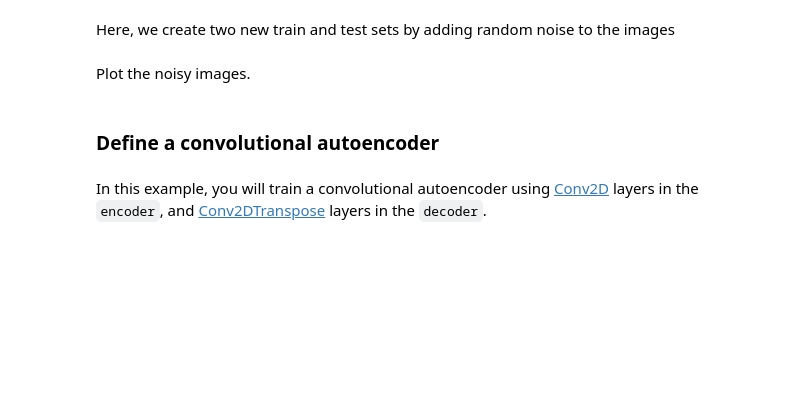
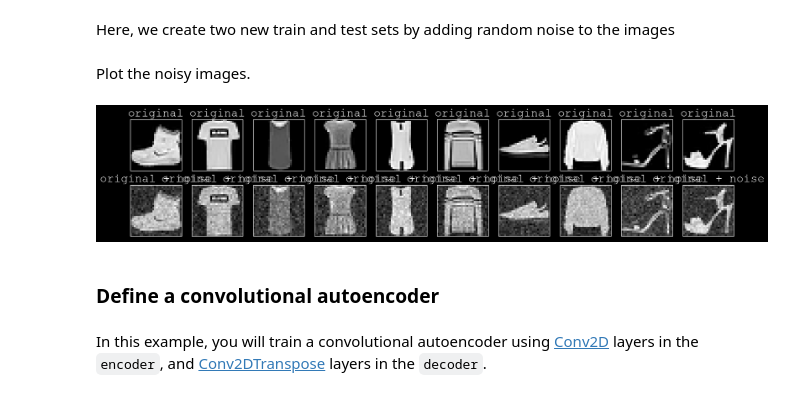
Before and after one commit to peladeaucome/atiam_ml, a Jupyter notebook: 09a_auto_encoders.ipynb, the cells around one changed output. Saved outputs shown, nothing was run; the diff lists cells and outputs as text; code cells hidden in the pictures; blank space fills up the shorter version.

```diff
--- a/09a_auto_encoders.ipynb
+++ b/09a_auto_encoders.ipynb
@@ -299,6 +369,24 @@ Imagine (for the sake of argument), that we choose an encoding dimension which i
 In this exercise, you will need to create your own denoising AE, by relying on a noisy version of the Fashion MNIST dataset (adding random Gaussian noise to each image). You will then train an autoencoder using the noisy image as input, and the original image as the target.
 
 Let's reimport the dataset to omit the modifications made earlier.
+# %%
+dataset_dir = './data'
+# Going to use 80%/20% split for train/valid
+valid_ratio = 0
+# Load the dataset for the training/validation sets
+train_valid_dataset = torchvision.datasets.FashionMNIST(root=dataset_dir, train=True, transform=torchvision.transforms.ToTensor(), download=True)
+# Split it into training and validation sets
+nb_train = int((1.0 - valid_ratio) * len(train_valid_dataset))
+nb_valid =  int(valid_ratio * len(train_valid_dataset))
+train_dataset, valid_dataset = torch.utils.data.dataset.random_split(train_valid_dataset, [nb_train, nb_valid])
+# Load the test set
+test_dataset = torchvision.datasets.FashionMNIST(root=dataset_dir, transform=torchvision.transforms.ToTensor(),train=False)
+# Prepare
+num_threads = 0     # Loading the dataset is using 4 CPU threads
+batch_size  = 128   # Using minibatches of 128 samples
+train_loader = torch.utils.data.DataLoader(dataset=train_dataset, batch_size=batch_size, shuffle=False, num_workers=num_threads)
+valid_loader = torch.utils.data.DataLoader(dataset=valid_dataset, batch_size=batch_size*16, shuffle=False, num_workers=num_threads)
+test_loader = torch.utils.data.DataLoader(dataset=test_dataset,batch_size=batch_size,shuffle=False,num_workers=num_threads)
 # %%
 class GaussianNoise(object):
     def __init__(self, mean=0., std=1.):
@@ -322,26 +410,33 @@ train_loader_noisy = torch.utils.data.DataLoader(dataset=train_dataset, batch_si
 valid_loader_noisy = torch.utils.data.DataLoader(dataset=valid_dataset, batch_size=batch_size, shuffle=False, num_workers=num_threads)
 test_loader_noisy = torch.utils.data.DataLoader(dataset=test_dataset,batch_size=batch_size,shuffle=False,num_workers=num_threads)
+# %%
+train_dataset =torchvision.datasets.FashionMNIST(root=dataset_dir, train=True, transform=torchvision.transforms.Compose([torchvision.transforms.ToTensor(), GaussianNoise(0., 0.1)]), download=True)
+train_loader_noisy = torch.utils.data.DataLoader(dataset=train_dataset, batch_size=batch_size, shuffle=False, num_workers=num_threads)
+train_dataset = torchvision.datasets.FashionMNIST(root=dataset_dir, train=True, transform=torchvision.transforms.ToTensor(), download=True)
+train_loader = torch.utils.data.DataLoader(dataset=train_dataset, batch_size=batch_size, shuffle=False, num_workers=num_threads)
 # %% [markdown]
 Plot the noisy images.
 # %%
-x_test, labels = next(iter(test_loader))
-x_test_noisy, labels = next(iter(test_loader_noisy))
+x_test, labels = next(iter(train_loader))
+x_test_noisy, labels = next(iter(train_loader_noisy))
 n = 10
 plt.figure(figsize=(20, 4))
 for i in range(n):
     ax = plt.subplot(2, n, i + 1)
     plt.title("original")
     plt.imshow(x_test[i].squeeze())
     ax.get_xaxis().set_visible(False)
     ax.get_yaxis().set_visible(False)
     plt.gray()
     ax = plt.subplot(2, n, i + 1 + n)
     plt.title("original + noise")
     plt.imshow(x_test_noisy[i].squeeze())
     ax.get_xaxis().set_visible(False)
     ax.get_yaxis().set_visible(False)
     plt.gray()
 plt.show()
+# %% [output]
+[figure, added]
 # %% [markdown]
 ### Define a convolutional autoencoder
 # %% [markdown]
```
Also changed, not shown: parts of 18 cells of this notebook, 3 other files.
